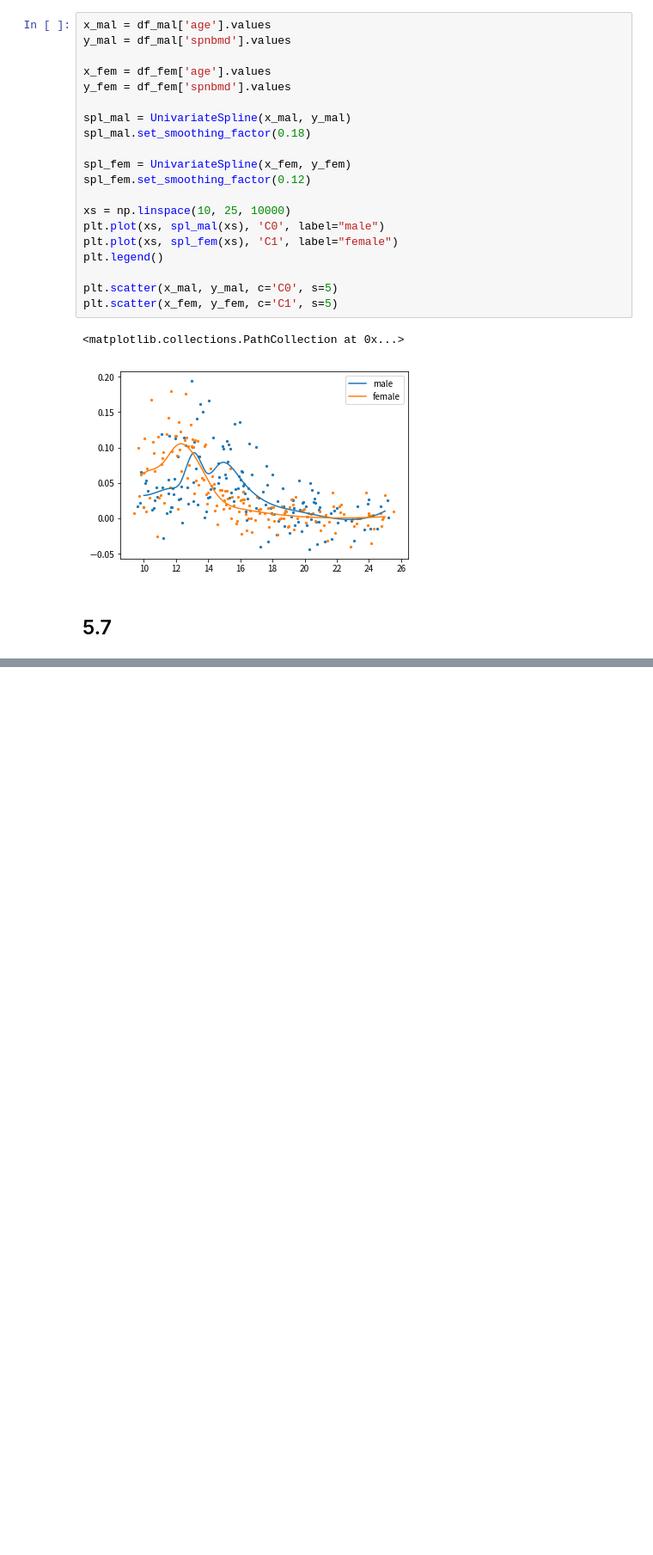
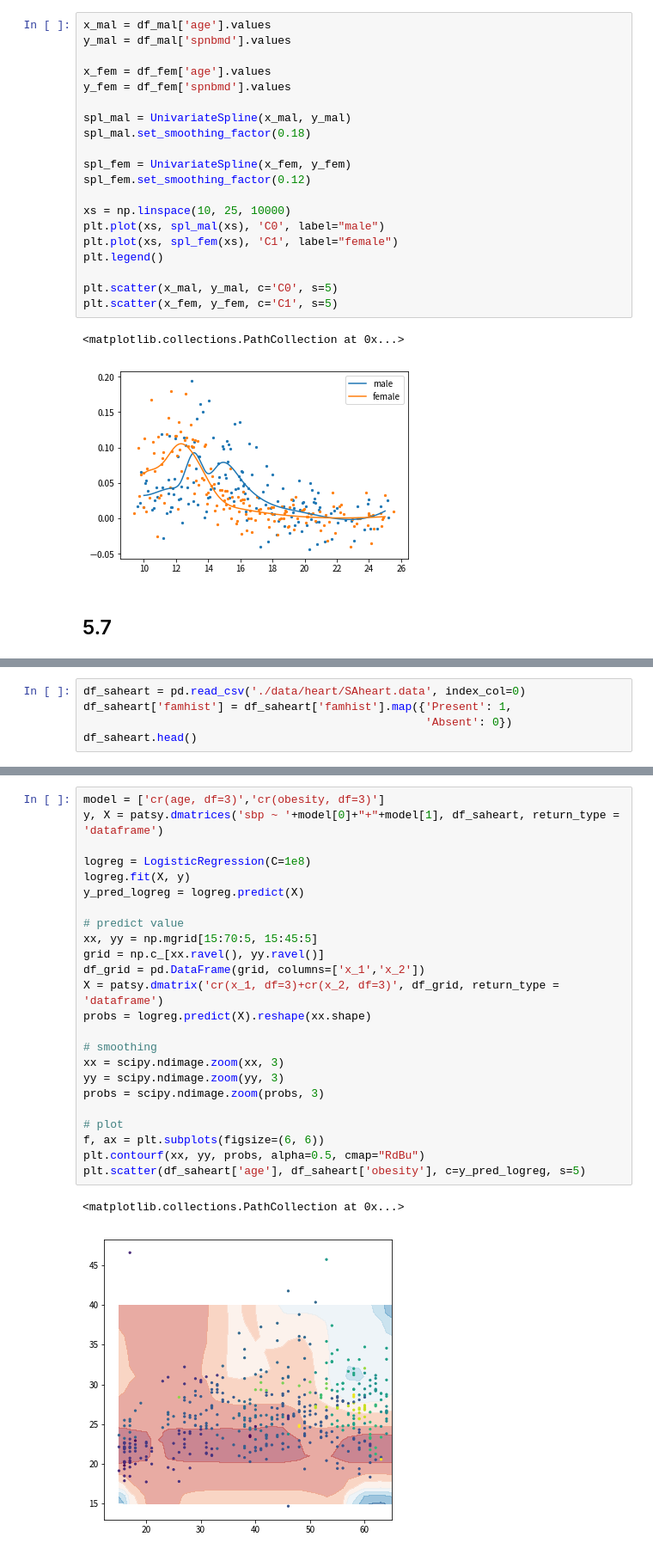
Before and after one commit to sorashido/esl-learn, a Jupyter notebook: chapter5.ipynb, the cells around one changed output, grey strips where cells are left out. Shown: that part at 86% size. Saved outputs shown, nothing was run; the diff lists cells and outputs as text; blank space fills up the shorter version.

```diff
--- a/chapter5.ipynb
+++ b/chapter5.ipynb
@@ -534,0 +539,5 @@ plt.plot(sample_orange[:, 0], sample_orange[:, 1],'o',color='white', markeredgec
+# %%
+df_saheart = pd.read_csv('./data/heart/SAheart.data', index_col=0)
+df_saheart['famhist'] = df_saheart['famhist'].map({'Present': 1,
+                                                   'Absent': 0})
+df_saheart.head()
@@ -534,0 +552,27 @@ plt.plot(sample_orange[:, 0], sample_orange[:, 1],'o',color='white', markeredgec
+# %%
+model = ['cr(age, df=3)','cr(obesity, df=3)']
+y, X = patsy.dmatrices('sbp ~ '+model[0]+"+"+model[1], df_saheart, return_type = 'dataframe')
+
+logreg = LogisticRegression(C=1e8)
+logreg.fit(X, y)
+y_pred_logreg = logreg.predict(X)
+
+# predict value
+xx, yy = np.mgrid[15:70:5, 15:45:5]
+grid = np.c_[xx.ravel(), yy.ravel()]
+df_grid = pd.DataFrame(grid, columns=['x_1','x_2'])
+X = patsy.dmatrix('cr(x_1, df=3)+cr(x_2, df=3)', df_grid, return_type = 'dataframe')
+probs = logreg.predict(X).reshape(xx.shape)
+
+# smoothing
+xx = scipy.ndimage.zoom(xx, 3)
+yy = scipy.ndimage.zoom(yy, 3)
+probs = scipy.ndimage.zoom(probs, 3)
+
+# plot
+f, ax = plt.subplots(figsize=(6, 6))
+plt.contourf(xx, yy, probs, alpha=0.5, cmap="RdBu")
+plt.scatter(df_saheart['age'], df_saheart['obesity'], c=y_pred_logreg, s=5)
+# %% [output]
+<matplotlib.collections.PathCollection at 0x...>
+[figure, added]
```
Also changed, not shown: parts of 5 cells of this notebook.
